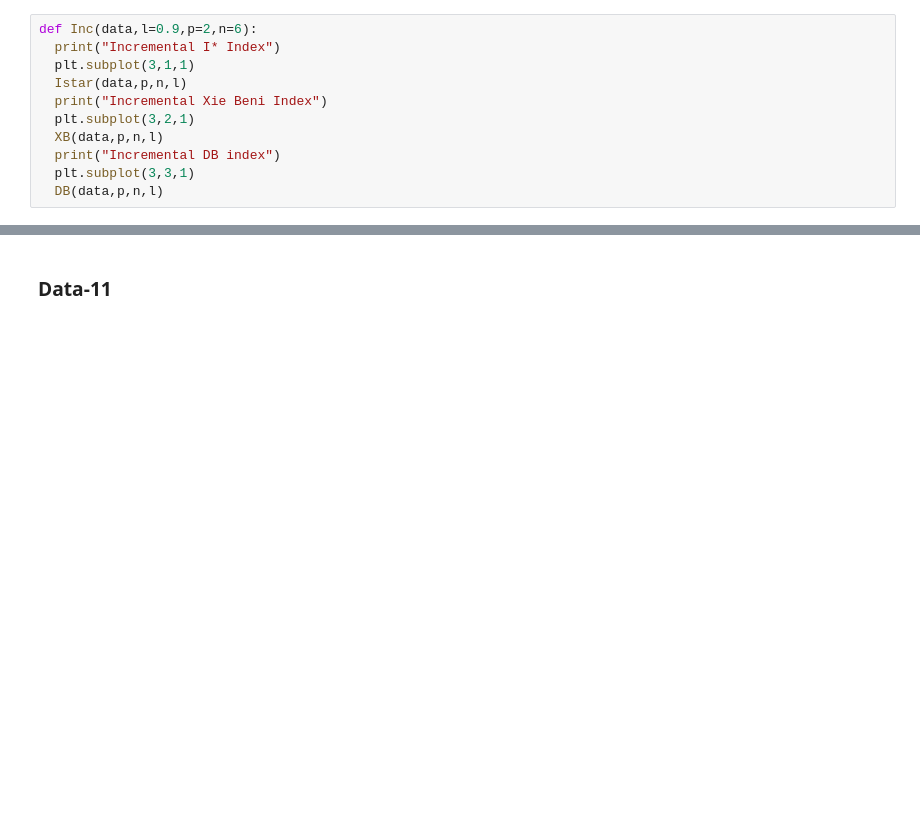
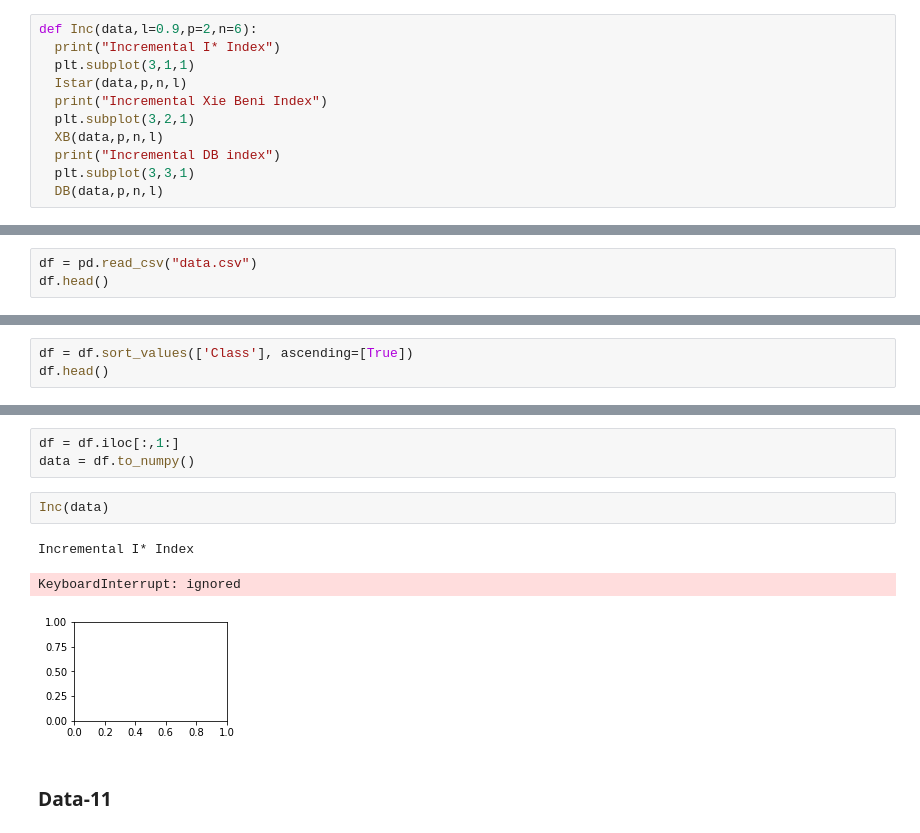
Before and after one commit to Bhuto1998/Online-Cluster-Validity-Index, a Jupyter notebook: TestBook.ipynb, the cells around one changed output, grey strips where cells are left out. Drawn from its saved outputs; the diff is of its cells as text; blank space fills up the shorter version.

```diff
--- a/TestBook.ipynb
+++ b/TestBook.ipynb
@@ -1580,0 +1639,3 @@ def Inc(data,l=0.9,p=2,n=6):
+# %%
+df = pd.read_csv("data.csv")
+df.head()
@@ -1580,0 +1650,3 @@ def Inc(data,l=0.9,p=2,n=6):
+# %%
+df = df.sort_values(['Class'], ascending=[True])
+df.head()
@@ -1581,3 +1661,12 @@ def Inc(data,l=0.9,p=2,n=6):
+# %%
+df = df.iloc[:,1:]
+data = df.to_numpy()
+# %%
+Inc(data)
+# %% [output]
+Incremental I* Index
+KeyboardInterrupt: ignored
+[figure, added]
 # %% [markdown]
 ### Data-11
 # %%
```
Also changed, not shown: parts of 12 cells of this notebook.
